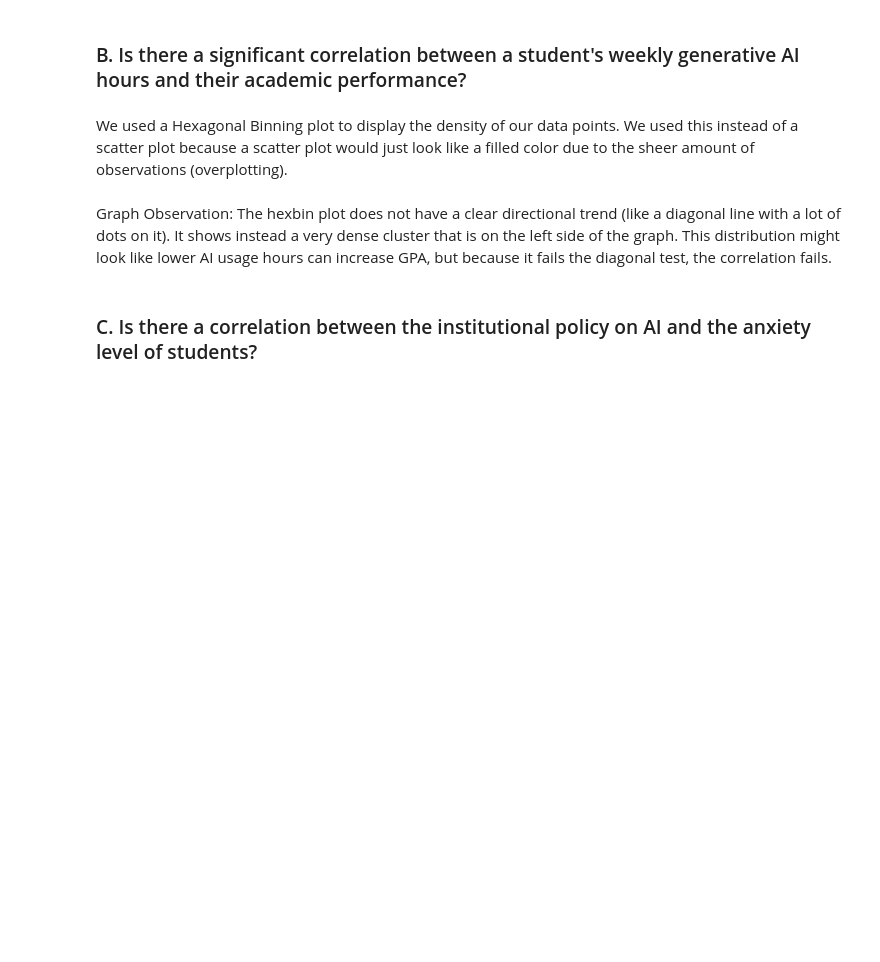
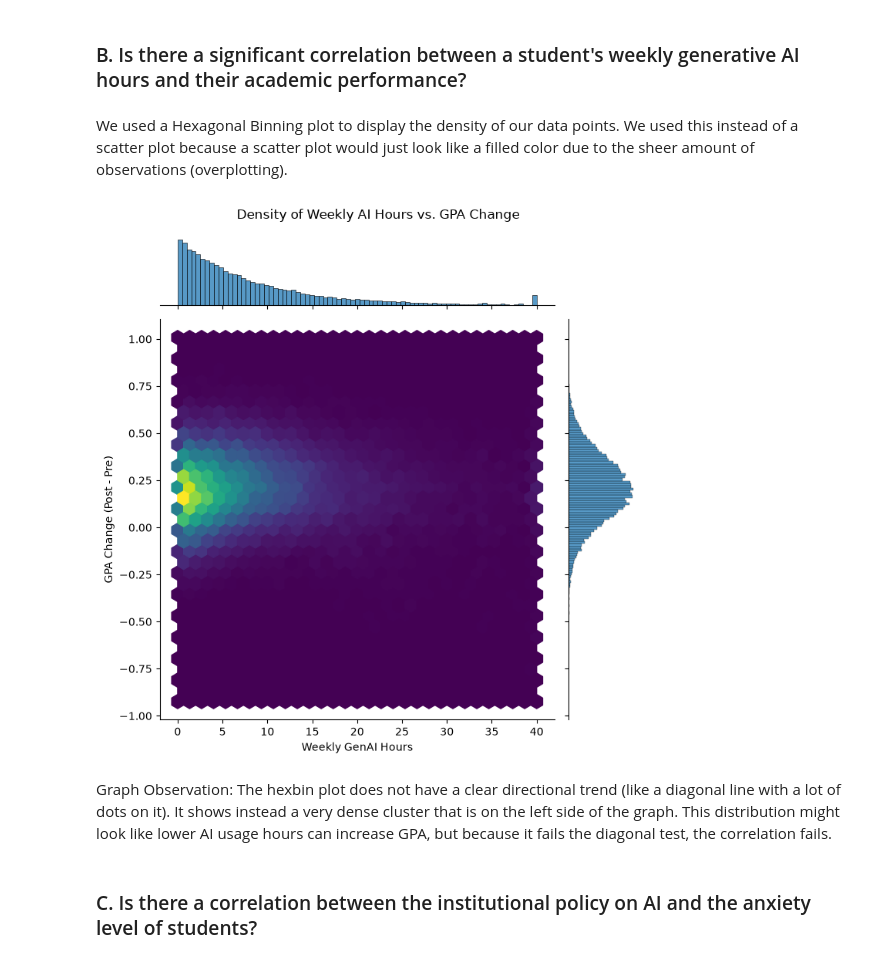
Before and after one commit to FortifyTank/CSMODEL_MATT, a Jupyter notebook: CSMODEL.ipynb, the cells around one changed output. Cells and saved outputs as stored; diff of their text form; code cells hidden in the pictures; blank space fills up the shorter version.

```diff
--- a/CSMODEL.ipynb
+++ b/CSMODEL.ipynb
@@ -462,17 +474,19 @@ We used a Hexagonal Binning plot to display the density of our data points. We u
 # %%
 # Hexagon Binning Plot
 hexplot = sns.jointplot(
-    data=processed_df,
+    data=df,
     x='Weekly_GenAI_Hours',
     y='GPA_Change',
     kind='hex',
     cmap='viridis',
     gridsize=30,
     height=7
 )
 hexplot.fig.suptitle('Density of Weekly AI Hours vs. GPA Change', y=1.03)
 hexplot.set_axis_labels('Weekly GenAI Hours', 'GPA Change (Post - Pre)')
 plt.show()
+# %% [output]
+[figure, added]
 # %% [markdown]
 Graph Observation: The hexbin plot does not have a clear directional trend (like a diagonal line with a lot of dots on it). It shows instead a very dense cluster that is on the left side of the graph. This distribution might look like lower AI usage hours can increase GPA, but because it fails the diagonal test, the correlation fails.
 # %% [markdown]
```
Also changed, not shown: parts of 22 cells of this notebook.
